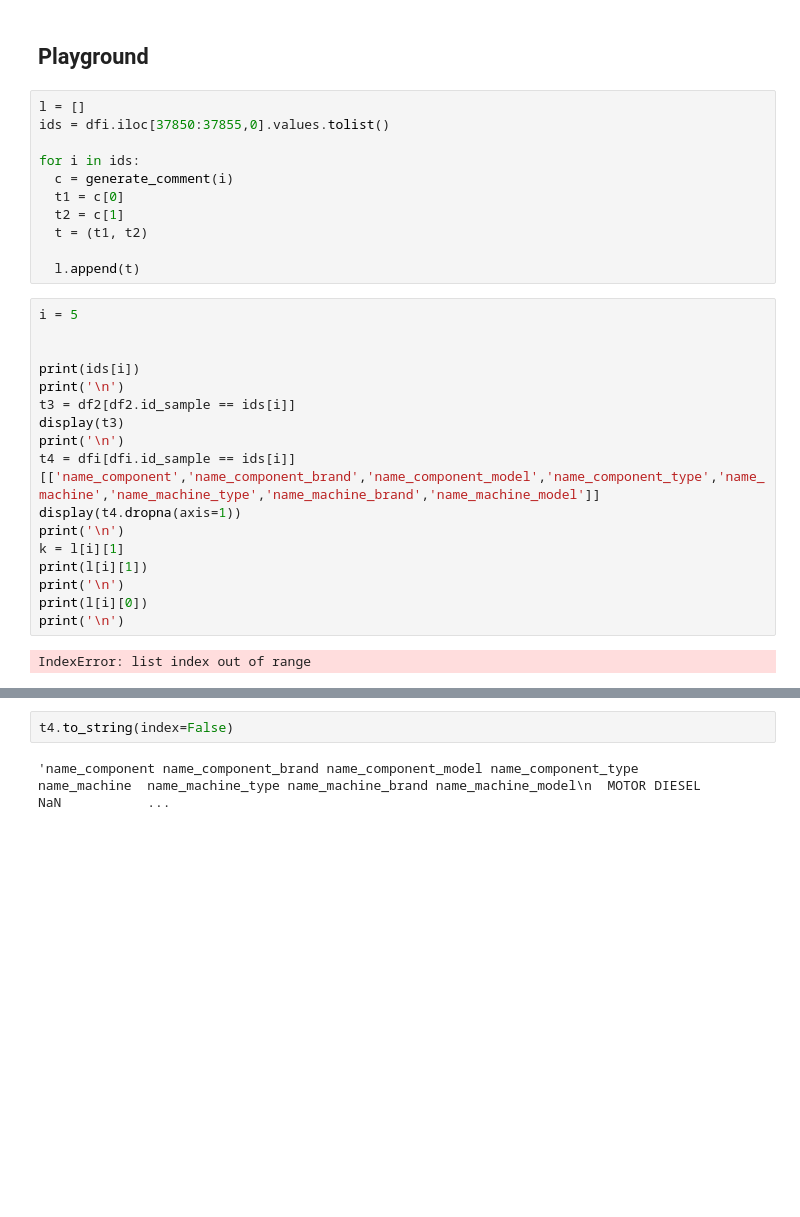
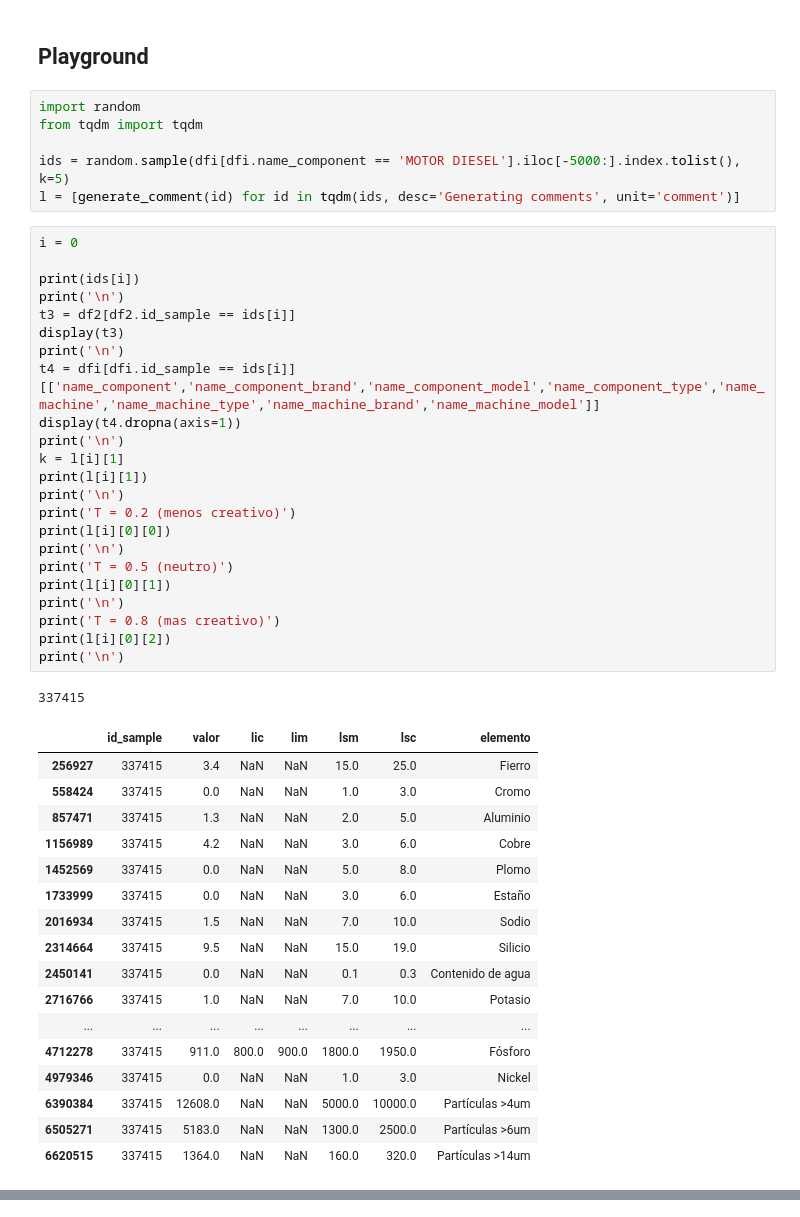
Before and after one commit to portizv26/Steve, a Jupyter notebook: GPT Playground.ipynb, the cells around one changed output, grey strips where cells are left out. Cells and saved outputs as stored; diff of their text form; blank space fills up the shorter version.

Commit message:
Update code to generate comments in parallel

```diff
--- a/GPT Playground.ipynb
+++ b/GPT Playground.ipynb
@@ -22,33 +22,51 @@ dfi = pd.read_csv('datos procesados/componentes.csv', low_memory=False)
 df2 = pd.read_csv('datos procesados/valores_raw.csv', low_memory=False)
 # %% [markdown]
 ## Playground
-# %%
-l = []
-ids = dfi.iloc[37850:37855,0].values.tolist()
-
-for i in ids:
-  c = generate_comment(i)
-  t1 = c[0]
-  t2 = c[1]
-  t = (t1, t2)
-
-  l.append(t)
+# %%
+import random
+from tqdm import tqdm
+
+ids = random.sample(dfi[dfi.name_component == 'MOTOR DIESEL'].iloc[-5000:].index.tolist(), k=5)
+l = [generate_comment(id) for id in tqdm(ids, desc='Generating comments', unit='comment')]
 # %%
-i = 5
-
+i = 0
 
 print(ids[i])
 print('\n')
 t3 = df2[df2.id_sample == ids[i]]
 display(t3)
 print('\n')
 t4 = dfi[dfi.id_sample == ids[i]][['name_component','name_component_brand','name_component_model','name_component_type','name_machine','name_machine_type','name_machine_brand','name_machine_model']]
 display(t4.dropna(axis=1))
 print('\n')
 k = l[i][1]
 print(l[i][1])
 print('\n')
-print(l[i][0])
+print('T = 0.2 (menos creativo)')
+print(l[i][0][0])
 print('\n')
+print('T = 0.5 (neutro)')
+print(l[i][0][1])
+print('\n')
+print('T = 0.8 (mas creativo)')
+print(l[i][0][2])
+print('\n')
 # %% [output]
-IndexError: list index out of range
+337415
+|  | id_sample | valor | lic | lim | lsm | lsc | elemento |
+| 256927 | 337415 | 3.4 | NaN | NaN | 15.0 | 25.0 | Fierro |
+| 558424 | 337415 | 0.0 | NaN | NaN | 1.0 | 3.0 | Cromo |
+| 857471 | 337415 | 1.3 | NaN | NaN | 2.0 | 5.0 | Aluminio |
+| 1156989 | 337415 | 4.2 | NaN | NaN | 3.0 | 6.0 | Cobre |
+| 1452569 | 337415 | 0.0 | NaN | NaN | 5.0 | 8.0 | Plomo |
+| 1733999 | 337415 | 0.0 | NaN | NaN | 3.0 | 6.0 | Estaño |
+| 2016934 | 337415 | 1.5 | NaN | NaN | 7.0 | 10.0 | Sodio |
+| 2314664 | 337415 | 9.5 | NaN | NaN | 15.0 | 19.0 | Silicio |
+| 2450141 | 337415 | 0.0 | NaN | NaN | 0.1 | 0.3 | Contenido de agua |
+| 2716766 | 337415 | 1.0 | NaN | NaN | 7.0 | 10.0 | Potasio |
+| ... | ... | ... | ... | ... | ... | ... | ... |
+| 4712278 | 337415 | 911.0 | 800.0 | 900.0 | 1800.0 | 1950.0 | Fósforo |
+| 4979346 | 337415 | 0.0 | NaN | NaN | 1.0 | 3.0 | Nickel |
+| 6390384 | 337415 | 12608.0 | NaN | NaN | 5000.0 | 10000.0 | Partículas >4um |
+| 6505271 | 337415 | 5183.0 | NaN | NaN | 1300.0 | 2500.0 | Partículas >6um |
+| 6620515 | 337415 | 1364.0 | NaN | NaN | 160.0 | 320.0 | Partículas >14um |
@@ -55,4 +91,0 @@ IndexError: list index out of range
-# %%
-t4.to_string(index=False)
-# %% [output]
-'name_component name_component_brand name_component_model name_component_type       name_machine  name_machine_type name_machine_brand name_machine_model\n  MOTOR DIESEL                  NaN           ...
```
Also changed, not shown: parts of 5 cells of this notebook, 3 other files.
